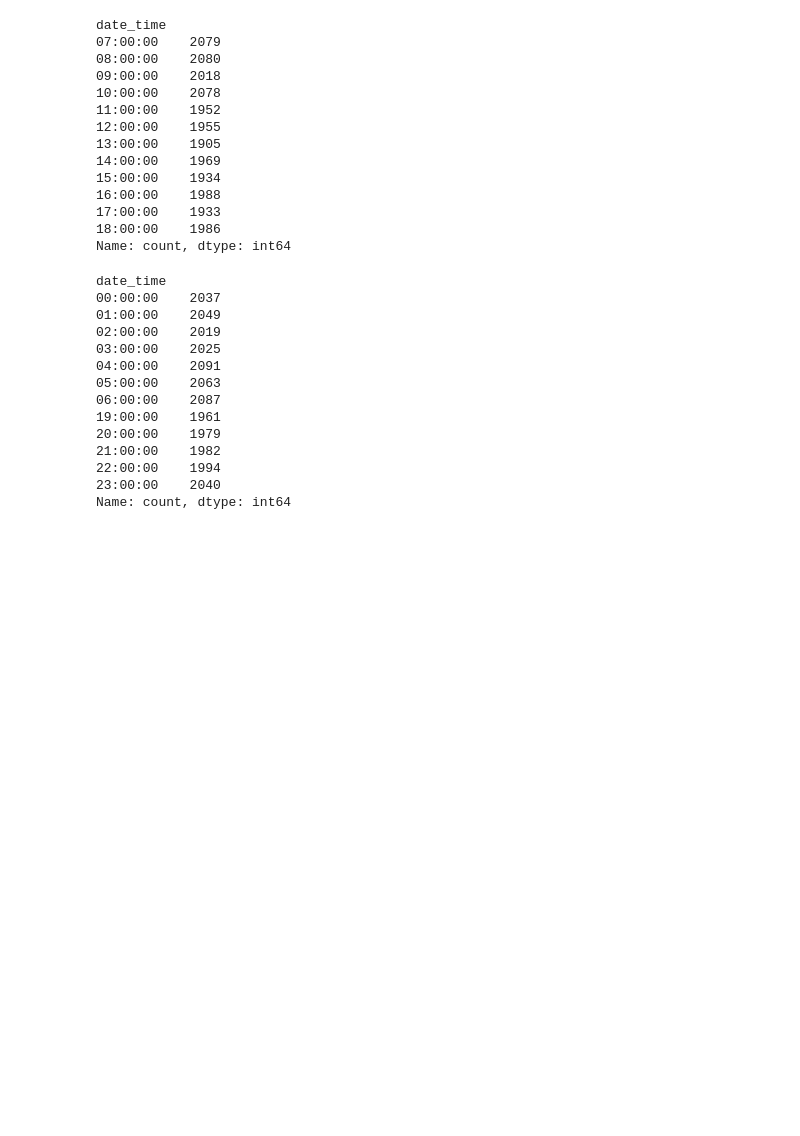
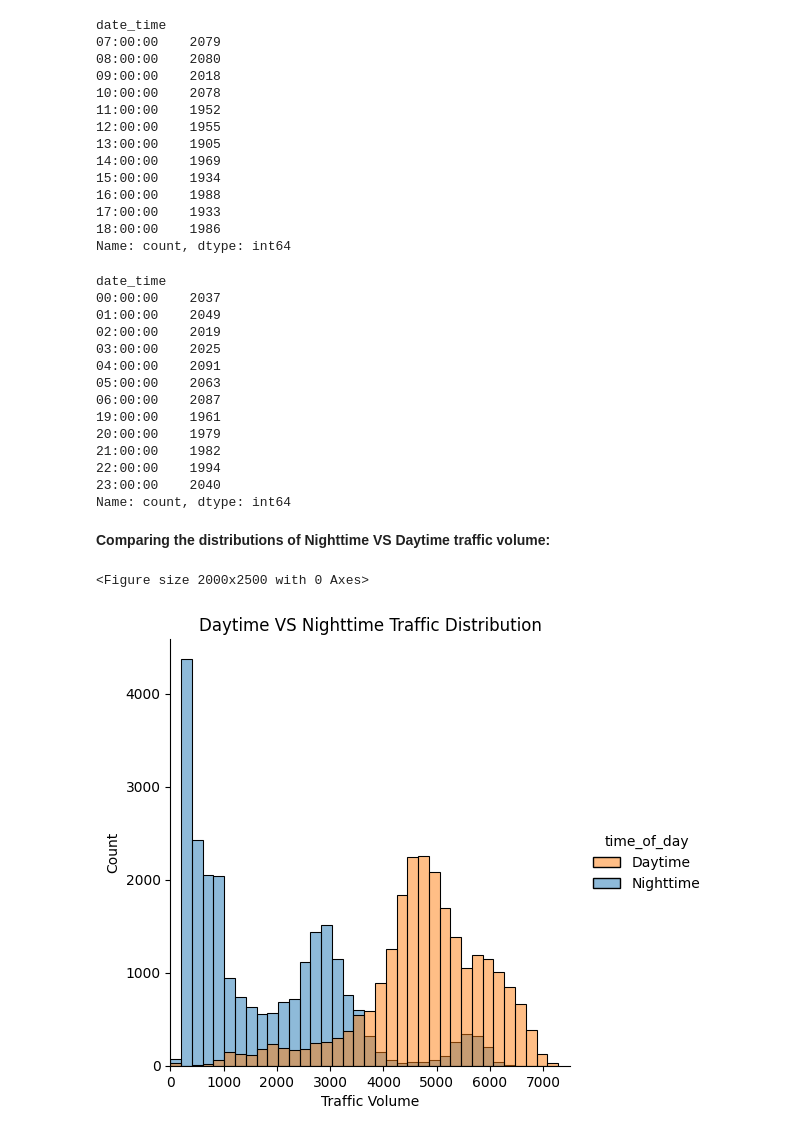
Before and after one commit to shree131/Heavy-Traffic-Indicators-Analysis, a Jupyter notebook: I94_heavy_traffic_indicators_analysis.ipynb, the cells around one changed output. Saved outputs shown, nothing was run; the diff lists cells and outputs as text; code cells hidden in the pictures; blank space fills up the shorter version.

```diff
--- a/I94_heavy_traffic_indicators_analysis.ipynb
+++ b/I94_heavy_traffic_indicators_analysis.ipynb
@@ -267,14 +269,14 @@ import datetime as dt
 
 date_col = i94_traffic['date_time']
 
-# Create a boolean for daytime data selection - between 7:00:00 incl. to 19:00:00 excl.
+# Create a boolean for daytime data selection - [7:00:00. - 19:00:00).
 daytime_bool = (date_col.dt.time >= dt.time(7, 0, 0)) & (date_col.dt.time < dt.time(19, 0, 0))
 
-# Isolate daytime traffic from the original dataset based on the boolean criteria
-daytime_traffic = i94_traffic.copy().loc[daytime_bool]
+i94_traffic['time_of_day'] = ''
+i94_traffic.loc[daytime_bool, 'time_of_day'] = 'Daytime'
 
-# Verify the daytime traffic data
-daytime_traffic['date_time'].dt.time.value_counts().sort_index()
+# Verify the isolated daytime traffic dataframe
+i94_traffic.loc[daytime_bool, 'date_time'].dt.time.value_counts().sort_index()
 # %% [output]
 date_time
 07:00:00    2079
@@ -291,15 +293,11 @@ date_time
 18:00:00    1986
 Name: count, dtype: int64
 # %%
-# Create a boolean for nighttime data selection - between 7:00:00 excl. to 19:00:00 incl.
+# Create a boolean for nighttime data selection - [00:00:00 - 7:00:00) and [19:00:00 - 23:00:00]
 nighttime_bool = (date_col.dt.time >= dt.time(19, 0, 0)) | (date_col.dt.time < dt.time(7, 0, 0))
 
-# Isolate daytime traffic from the original dataset based on the boolean criteria
-nighttime_traffic = i94_traffic.copy().loc[nighttime_bool]
-
-# Verify the daytime traffic data
-# custom_index = ['19:00:00', '20:00:00', '21:00:00', '22:00:00', '23:00:00', '00:00:00', '01:00:00', '02:00:00', '03:00:00', '04:00:00', '05:00:00', '06:00:00']
-nighttime_traffic['date_time'].dt.time.value_counts().sort_index()
+i94_traffic.loc[nighttime_bool, 'time_of_day'] = 'Nighttime'
+i94_traffic.loc[nighttime_bool, 'date_time'].dt.time.value_counts().sort_index()
 # %% [output]
 date_time
 00:00:00    2037
@@ -315,3 +313,27 @@ date_time
 22:00:00    1994
 23:00:00    2040
 Name: count, dtype: int64
+# %% [markdown]
+**Comparing the distributions of Nighttime VS Daytime traffic volume:**
+# %%
+import seaborn as sns
+
+# Get all colors from tab10 color palette
+palette_colors = sns.color_palette('tab10')
+color_map = {'Daytime': palette_colors[1],
+             'Nighttime': palette_colors[0]
+            }
+
+# Plot a grouped historgram to compare the two dataset's distributions
+plt.figure(figsize=(20, 25))
+sns.displot(data=i94_traffic, x="traffic_volume", hue="time_of_day", palette=color_map)
+
+plt.title('Daytime VS Nighttime Traffic Distribution')
+plt.xlabel('Traffic Volume')
+plt.ylabel('Count')
+plt.xlim(0, 7500)
+
+plt.show()
+# %% [output]
+<Figure size 2000x2500 with 0 Axes>
+[figure, added]
```
Also changed, not shown: parts of 18 cells of this notebook.
